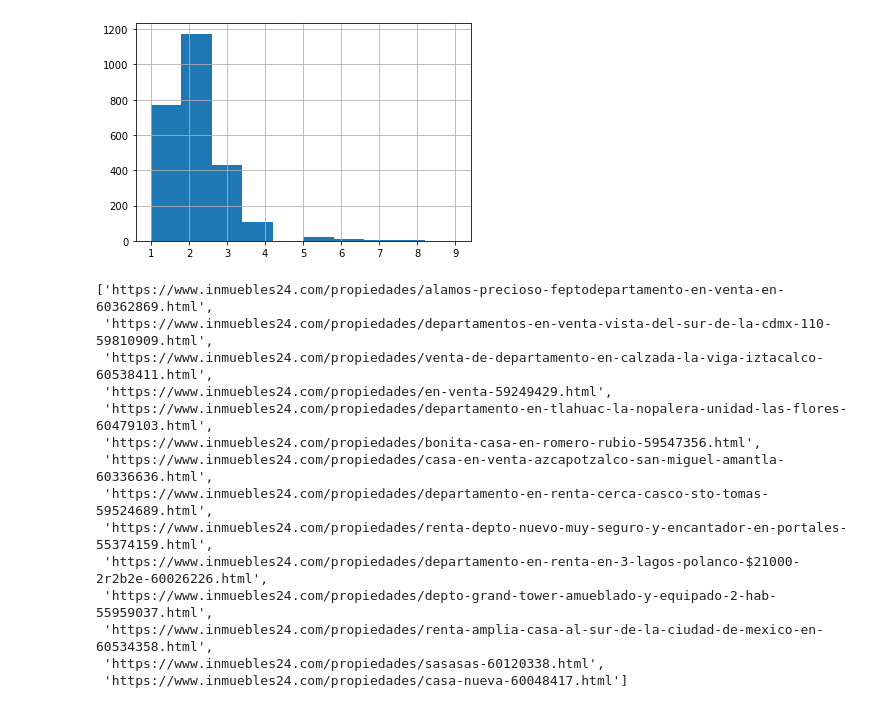
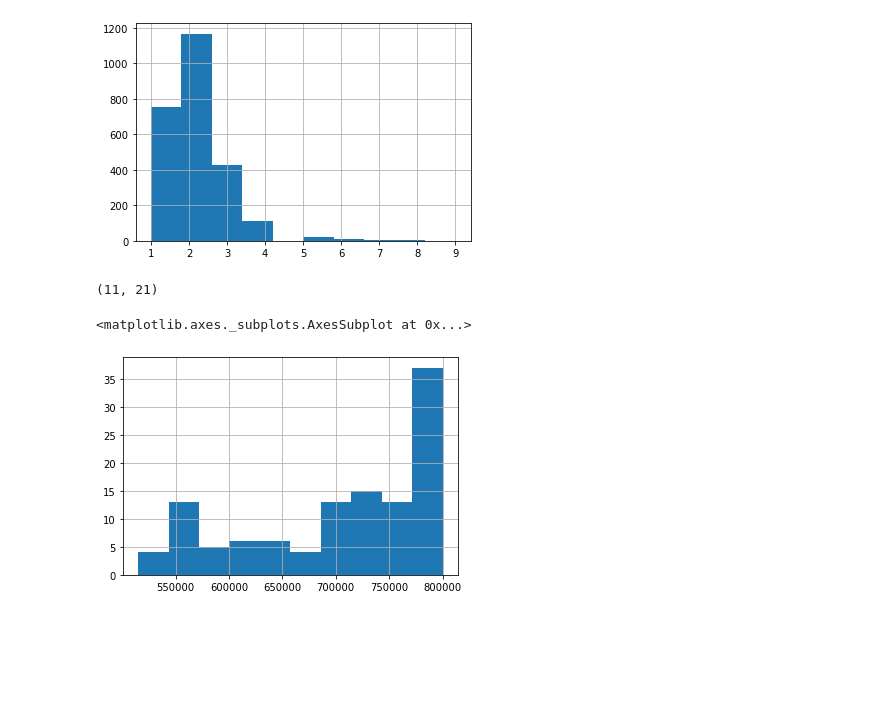
Before and after one commit to trezeget-1/meli_project, a Jupyter notebook: Inmuebles 24 - ETL.ipynb, the cells around one changed output. Saved outputs shown, nothing was run; the diff lists cells and outputs as text; code cells hidden in the pictures; blank space fills up the shorter version.

```diff
--- a/Inmuebles 24 - ETL.ipynb
+++ b/Inmuebles 24 - ETL.ipynb
@@ -829,20 +797,11 @@ tabla_final['Número de baños completos'].hist()
 # %% [output]
 <matplotlib.axes._subplots.AxesSubplot at 0x...>
 [figure]
-# %%
-[x for x in tabla_final.loc[tabla_final['Precio'] <= 100000 , :].sort_values(by = 'Precio')['Link de la publicación']]
-# %% [output]
-['https://www.inmuebles24.com/propiedades/alamos-precioso-feptodepartamento-en-venta-en-60362869.html',
- 'https://www.inmuebles24.com/propiedades/departamentos-en-venta-vista-del-sur-de-la-cdmx-110-59810909.html',
- 'https://www.inmuebles24.com/propiedades/venta-de-departamento-en-calzada-la-viga-iztacalco-60538411.html',
- 'https://www.inmuebles24.com/propiedades/en-venta-59249429.html',
- 'https://www.inmuebles24.com/propiedades/departamento-en-tlahuac-la-nopalera-unidad-las-flores-60479103.html',
- 'https://www.inmuebles24.com/propiedades/bonita-casa-en-romero-rubio-59547356.html',
- 'https://www.inmuebles24.com/propiedades/casa-en-venta-azcapotzalco-san-miguel-amantla-60336636.html',
- 'https://www.inmuebles24.com/propiedades/departamento-en-renta-cerca-casco-sto-tomas-59524689.html',
- 'https://www.inmuebles24.com/propiedades/renta-depto-nuevo-muy-seguro-y-encantador-en-portales-55374159.html',
- 'https://www.inmuebles24.com/propiedades/departamento-en-renta-en-3-lagos-polanco-$21000-2r2b2e-60026226.html',
- 'https://www.inmuebles24.com/propiedades/depto-grand-tower-amueblado-y-equipado-2-hab-55959037.html',
- 'https://www.inmuebles24.com/propiedades/renta-amplia-casa-al-sur-de-la-ciudad-de-mexico-en-60534358.html',
- 'https://www.inmuebles24.com/propiedades/sasasas-60120338.html',
- 'https://www.inmuebles24.com/propiedades/casa-nueva-60048417.html']
+# %%
+less_than_800k_df = tabla_final.loc[tabla_final['Precio'] <= 800000 , :].sort_values( by = 'Precio')
+print(less_than_100k_df.shape)
+less_than_800k_df['Precio'].hist()
+# %% [output]
+(11, 21)
+<matplotlib.axes._subplots.AxesSubplot at 0x...>
+[figure, added]
```
Also changed, not shown: parts of 18 cells of this notebook.
